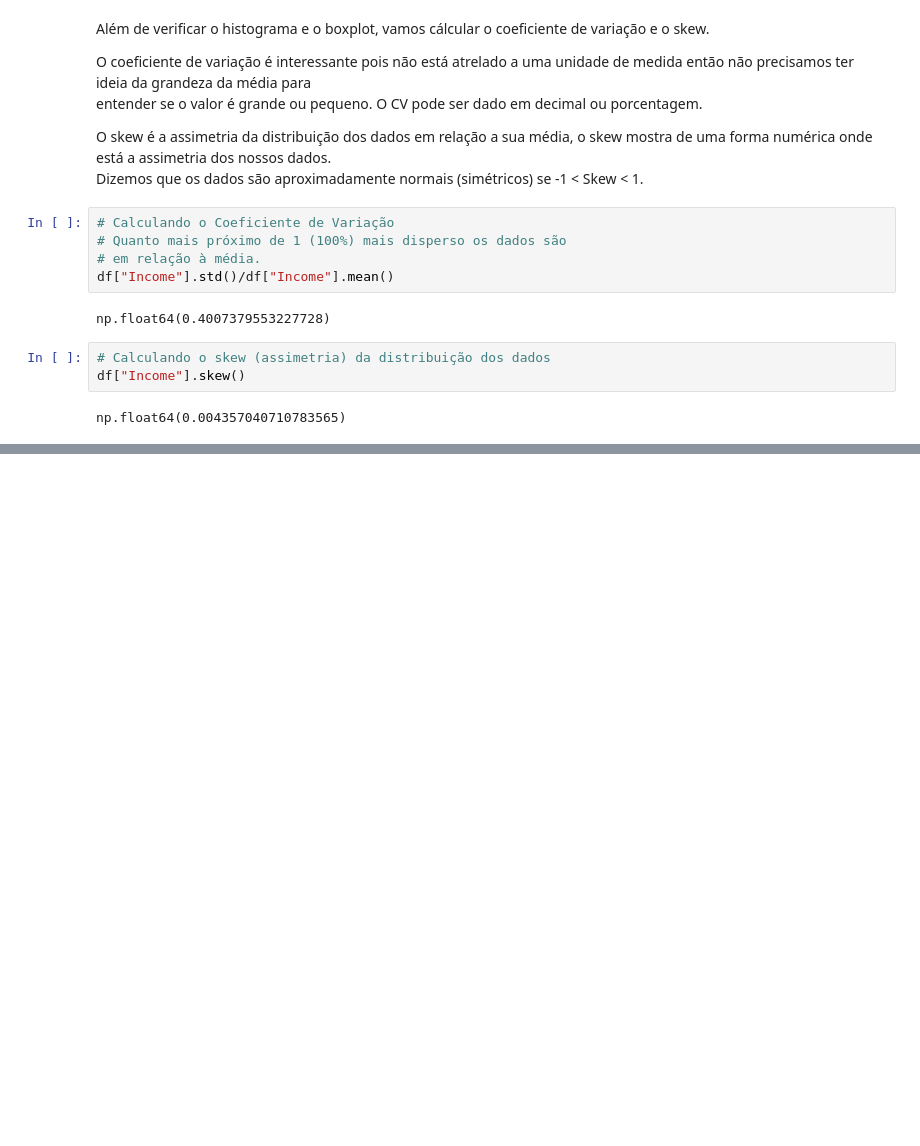
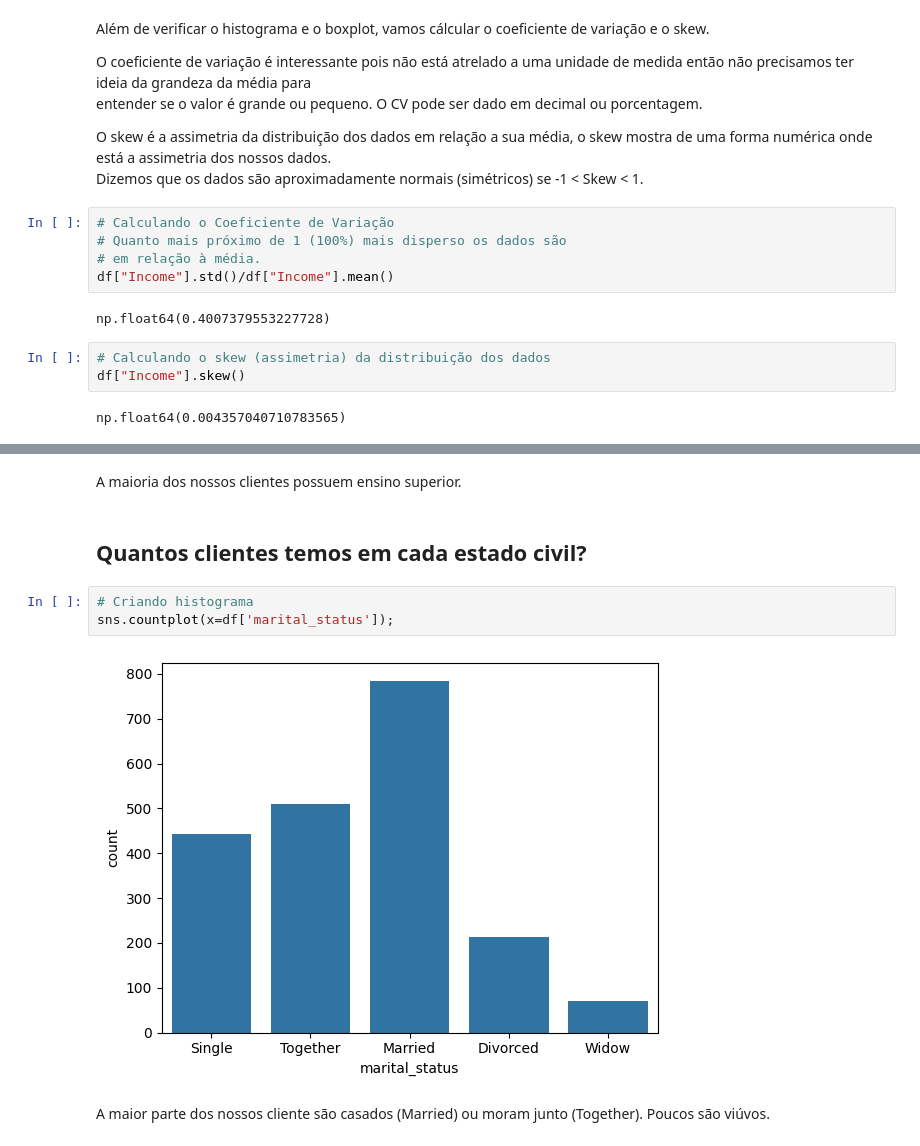
Before and after one commit to joaohsilva416/Desafio-Ifood, a Jupyter notebook: notebooks/Desafio Ifood.ipynb, the cells around one changed output, grey strips where cells are left out. Cells and saved outputs as stored; diff of their text form; blank space fills up the shorter version.

Commit message:
Segunda parte da análise completa e inicio da terceira parte

```diff
--- a/notebooks/Desafio Ifood.ipynb
+++ b/notebooks/Desafio Ifood.ipynb
@@ -277,0 +271,11 @@ Focando tanto no histograma e no boxplot podemos ver que apesar de termos boa di
+# %% [markdown]
+A maioria dos nossos clientes possuem ensino superior.
+# %% [markdown]
+## Quantos clientes temos em cada estado civil?
+# %%
+# Criando histograma
+sns.countplot(x=df['marital_status']);
+# %% [output]
+[figure, added]
+# %% [markdown]
+A maior parte dos nossos cliente são casados (Married) ou moram junto (Together). Poucos são viúvos.
```
Also changed, not shown: parts of 6 cells of this notebook.
